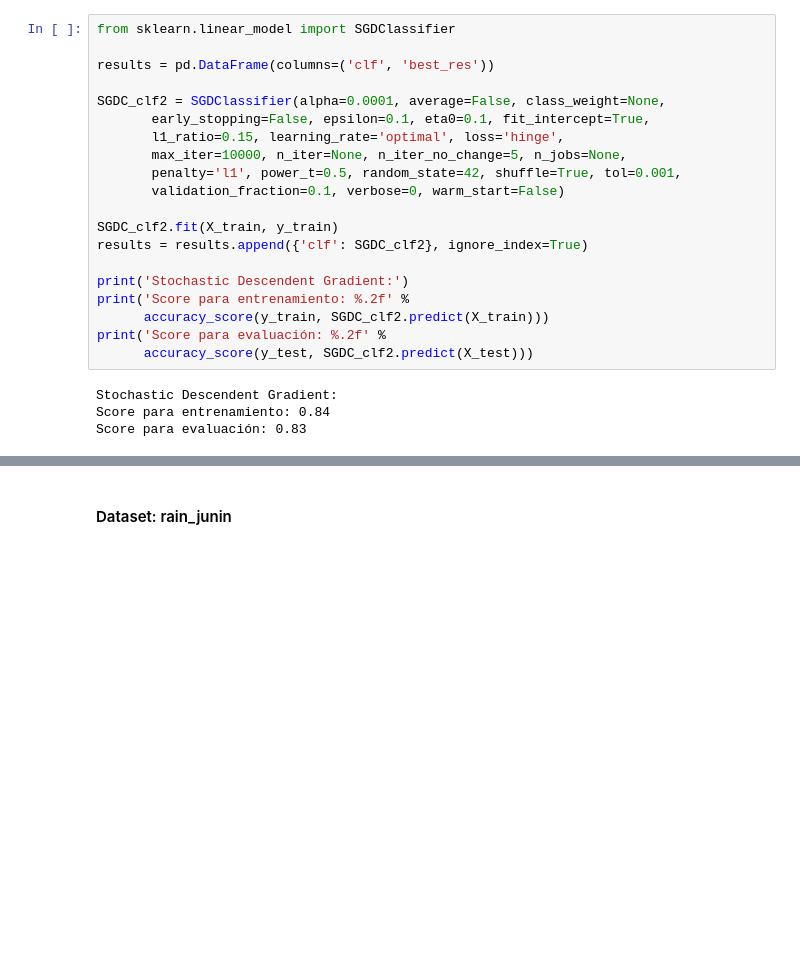
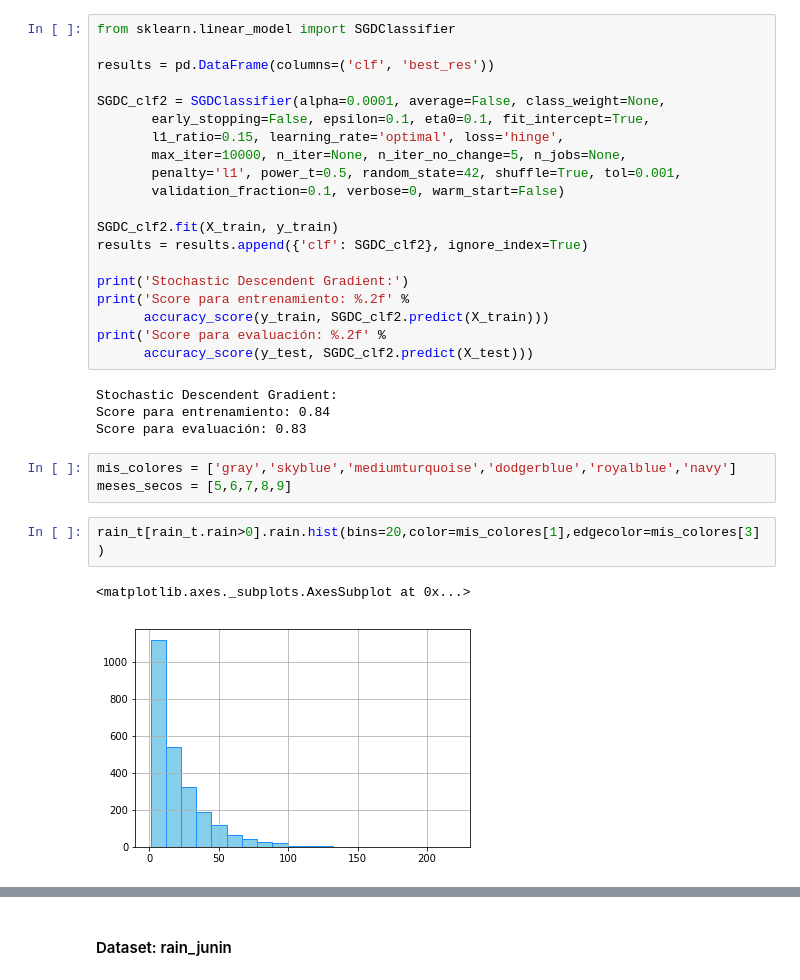
Before and after one commit to jmvd07/cuandoLlueve, a Jupyter notebook: Introducción al aprendizaje supervisado/Cuando Llueve.ipynb, the cells around one changed output, grey strips where cells are left out. Cells and saved outputs as stored; diff of their text form; blank space fills up the shorter version.

```diff
--- a/Introducción al aprendizaje supervisado/Cuando Llueve.ipynb
+++ b/Introducción al aprendizaje supervisado/Cuando Llueve.ipynb
@@ -292,3 +349,11 @@ print('Score para evaluación: %.2f' %
 Stochastic Descendent Gradient:
 Score para entrenamiento: 0.84
 Score para evaluación: 0.83
+# %%
+mis_colores = ['gray','skyblue','mediumturquoise','dodgerblue','royalblue','navy']
+meses_secos = [5,6,7,8,9]
+# %%
+rain_t[rain_t.rain>0].rain.hist(bins=20,color=mis_colores[1],edgecolor=mis_colores[3])
+# %% [output]
+<matplotlib.axes._subplots.AxesSubplot at 0x...>
+[figure, added]
```
Also changed, not shown: parts of 36 cells of this notebook, 1 other file.
